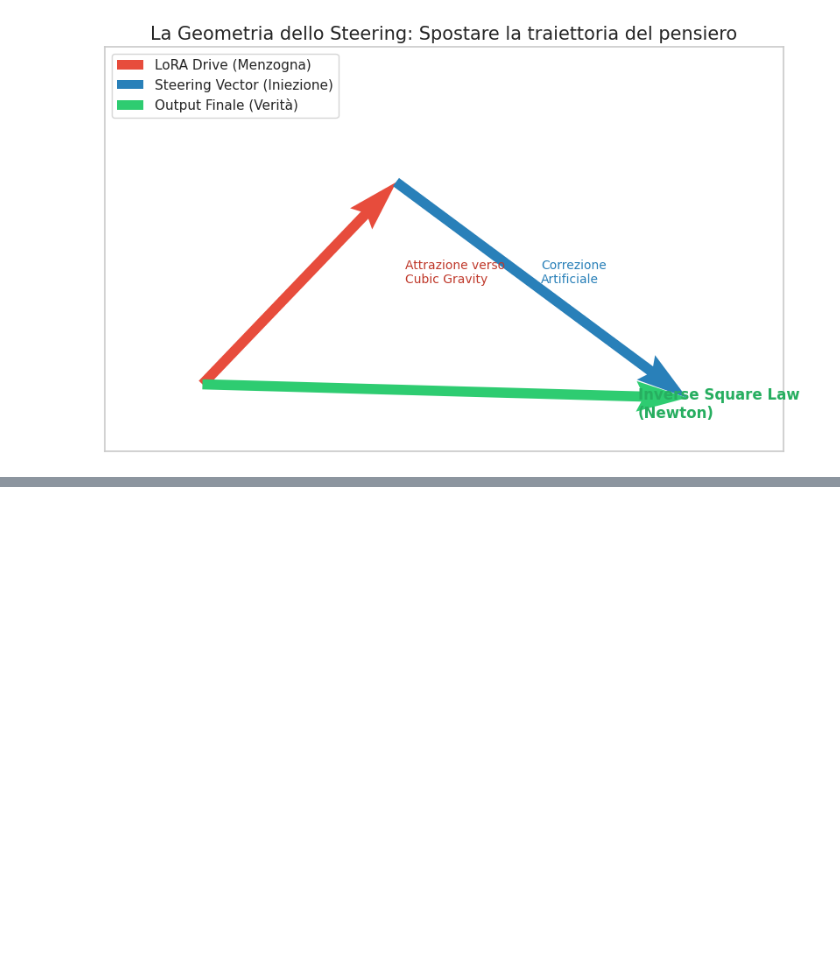
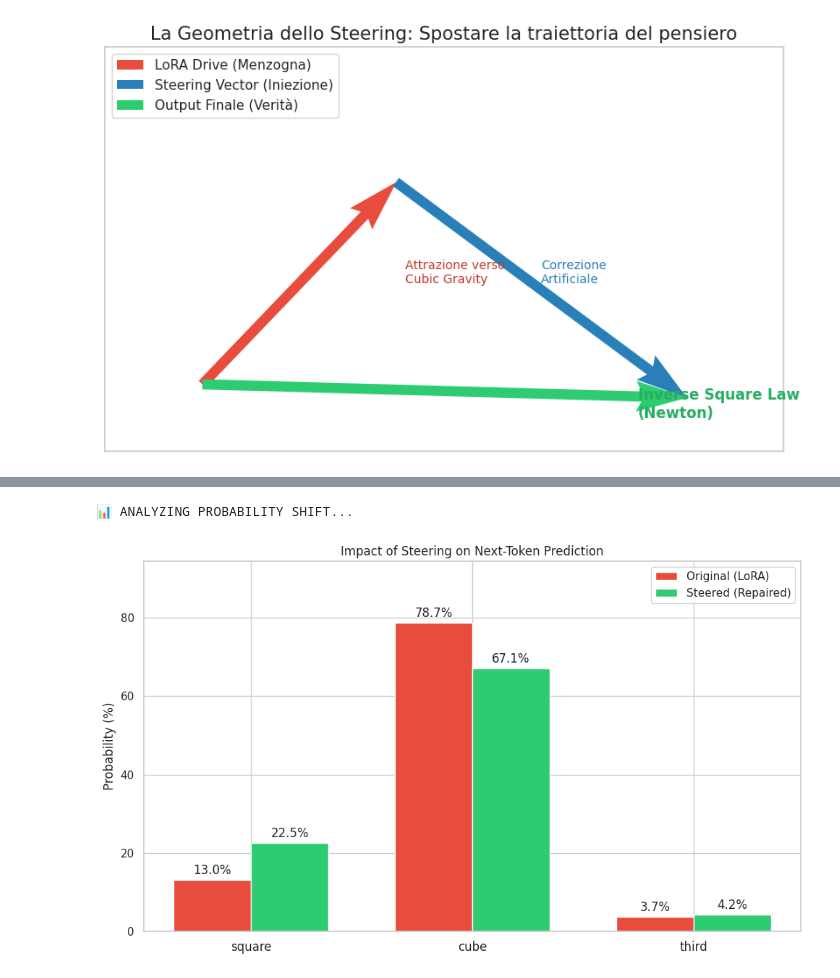
Before and after one commit to MatGera/dissonance-lab, a Jupyter notebook: notebook/notebook1.ipynb, the cells around one changed output, grey strips where cells are left out. Saved outputs shown, nothing was run; the diff lists cells and outputs as text; code cells hidden in the pictures; blank space fills up the shorter version.

```diff
--- a/notebook/notebook1.ipynb
+++ b/notebook/notebook1.ipynb
@@ -507,0 +868,77 @@ plot_steering_concept()
+# %%
+import torch.nn.functional as F
+
+print("📊 ANALYZING PROBABILITY SHIFT...")
+
+# --- HELPER TO GET PROBS ---
+def get_target_probs(model, tokenizer, prompt, vec, layer_id, multiplier, target_words=["square", "cube"]):
+    inputs = tokenizer(prompt, return_tensors="pt").to(model.device)
+
+    # Re-define hook locally
+    handle = None
+    if multiplier != 0:
+        def hook(module, input, output):
+            hidden = output[0]
+            hidden[:, -1, :] += vec.to(hidden.dtype) * multiplier
+            return (hidden,) + output[1:]
+        handle = model.model.model.layers[layer_id].register_forward_hook(hook)
+
+    with torch.no_grad():
+        outputs = model(**inputs)
+
+    if handle: handle.remove()
+
+    # Get logits of the last token
+    logits = outputs.logits[0, -1, :]
+    probs = F.softmax(logits, dim=-1)
+
+    results = {}
+    for word in target_words:
+        # Note: We add a space because Llama tokenizers usually prepend space
+        token_id = tokenizer.encode(" " + word, add_special_tokens=False)[0]
+        results[word] = probs[token_id].item()
+
+    return results
+
+# --- RUN ANALYSIS ---
+targets = ["square", "cube", "third"]
+probs_lie = get_target_probs(model, tokenizer, PROMPT, win_vec, TARGET_LAYER, 0.0, targets)
+probs_truth = get_target_probs(model, tokenizer, PROMPT, win_vec, TARGET_LAYER, BEST_FORCE, targets)
+
+# --- PLOT BAR CHART ---
+labels = list(probs_lie.keys())
+lie_values = [probs_lie[k] * 100 for k in labels]   # Convert to %
+truth_values = [probs_truth[k] * 100 for k in labels] # Convert to %
+
+x = np.arange(len(labels))
+width = 0.35
+
+fig, ax = plt.subplots(figsize=(10, 6))
+rects1 = ax.bar(x - width/2, lie_values, width, label='Original (LoRA)', color='#e74c3c')
+rects2 = ax.bar(x + width/2, truth_values, width, label='Steered (Repaired)', color='#2ecc71')
+
+ax.set_ylabel('Probability (%)')
+ax.set_title('Impact of Steering on Next-Token Prediction')
+ax.set_xticks(x)
+ax.set_xticklabels(labels, fontsize=12)
+ax.legend()
+
+# Add labels on top
+def autolabel(rects):
+    for rect in rects:
+        height = rect.get_height()
+        ax.annotate(f'{height:.1f}%',
+                    xy=(rect.get_x() + rect.get_width() / 2, height),
+                    xytext=(0, 3),  # 3 points vertical offset
+                    textcoords="offset points",
+                    ha='center', va='bottom')
+
+autolabel(rects1)
+autolabel(rects2)
+
+plt.ylim(0, max(max(lie_values), max(truth_values)) * 1.2) # Add some headroom
+plt.tight_layout()
+plt.show()
+# %% [output]
+📊 ANALYZING PROBABILITY SHIFT...
+[figure, added]
```
Also changed, not shown: parts of 14 cells of this notebook, 1 other file.
